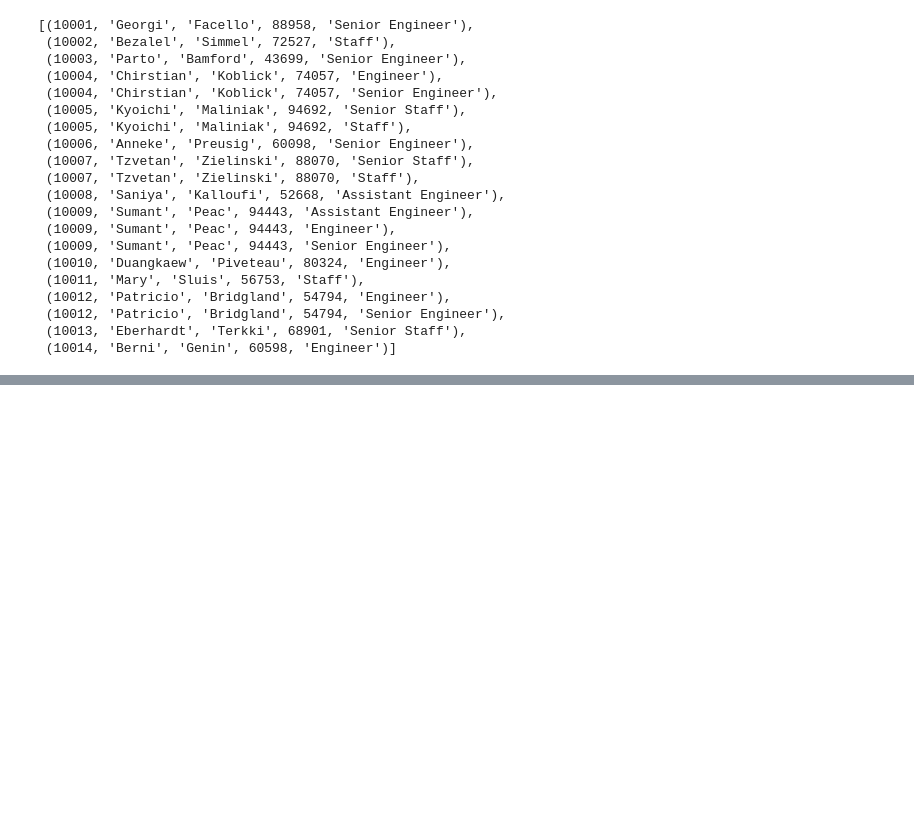
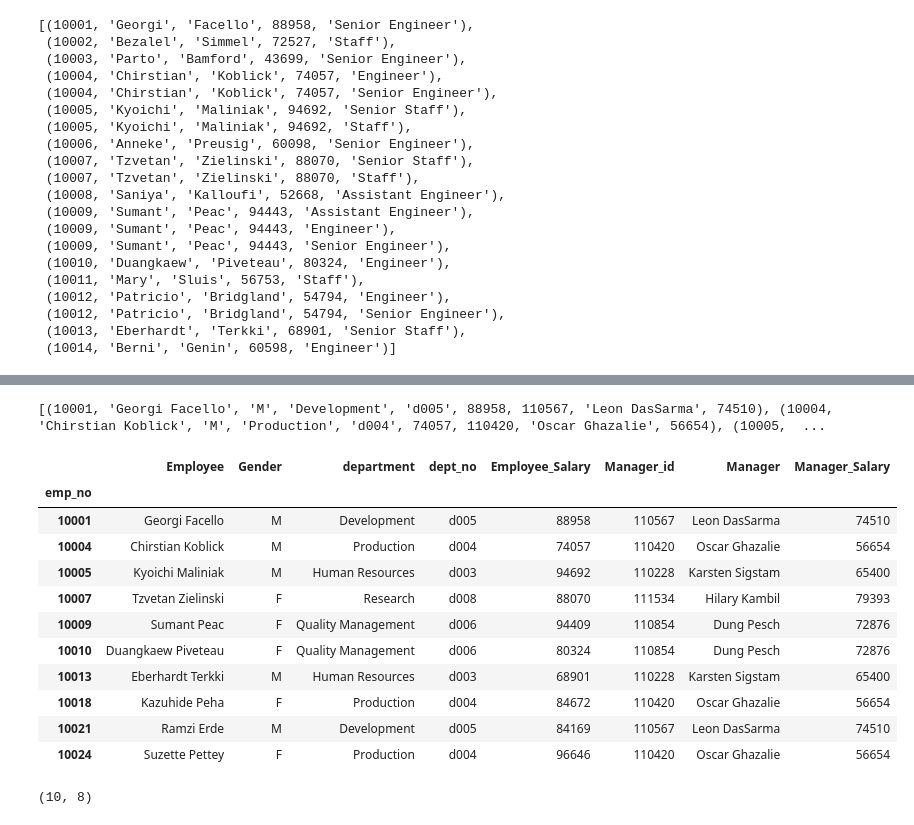
Before and after one commit to roblivesinottawa/sales_rental_analysis, a Jupyter notebook: notebooks/analysis5.ipynb, the cells around one changed output, grey strips where cells are left out. Cells and saved outputs as stored; diff of their text form; code cells hidden in the pictures; blank space fills up the shorter version.

```diff
--- a/notebooks/analysis5.ipynb
+++ b/notebooks/analysis5.ipynb
@@ -358,0 +412,44 @@ get_data(
+# %%
+# list of employees whose salary is more than a manager
+more_than_manager = get_data(
+    '''
+    SELECT e.emp_no,
+    CONCAT(e.first_name, ' ', e.last_name) AS Employee,
+    e.gender AS Gender,
+    d.dept_name AS department, d.dept_no, s.salary AS Employee_Salary,
+    manager.emp_no AS Manager_id,
+    CONCAT(manager.first_name, ' ', manager.last_name)
+    AS Manager, man_sal.salary AS Manager_Salary
+    FROM current_dept_emp cdept
+    INNER JOIN employees e
+    ON e.emp_no = cdept.emp_no
+    INNER JOIN departments d
+    ON d.dept_no = cdept.dept_no
+    INNER JOIN
+    (SELECT dept_no AS dn, emp_no AS en FROM
+    dept_manager WHERE from_date IN
+    (SELECT MAX(from_date) FROM dept_manager GROUP BY dept_no)) dm
+    ON dm.dn = cdept.dept_no
+    INNER JOIN
+    employees manager
+    ON manager.emp_no = dm.en
+    INNER JOIN
+    (SELECT s1.* FROM salaries AS s1
+    LEFT JOIN salaries AS s2
+    ON (s1.emp_no = s2.emp_no AND s1.from_date < s2.from_date)
+    WHERE s2.from_date IS NULL) s
+    ON s.emp_no = cdept.emp_no
+    INNER JOIN
+    (SELECT s1.* FROM salaries AS s1
+    LEFT JOIN salaries AS s2
+    ON (s1.emp_no = s2.emp_no AND s1.from_date < s2.from_date)
+    WHERE s2.from_date IS NULL) man_sal
+    ON man_sal.emp_no = manager.emp_no
+    WHERE s.salary > man_sal.salary
+    LIMIT 10;
+    '''
+)
+
+print(more_than_manager)
+# %% [output]
+[(10001, 'Georgi Facello', 'M', 'Development', 'd005', 88958, 110567, 'Leon DasSarma', 74510), (10004, 'Chirstian Koblick', 'M', 'Production', 'd004', 74057, 110420, 'Oscar Ghazalie', 56654), (10005,  ...
@@ -358,0 +494,19 @@ get_data(
+# %%
+df.head(10)
+# %% [output]
+|  | Employee | Gender | department | dept_no | Employee_Salary | Manager_id | Manager | Manager_Salary |
+| emp_no |  |  |  |  |  |  |  |  |
+| 10001 | Georgi Facello | M | Development | d005 | 88958 | 110567 | Leon DasSarma | 74510 |
+| 10004 | Chirstian Koblick | M | Production | d004 | 74057 | 110420 | Oscar Ghazalie | 56654 |
+| 10005 | Kyoichi Maliniak | M | Human Resources | d003 | 94692 | 110228 | Karsten Sigstam | 65400 |
+| 10007 | Tzvetan Zielinski | F | Research | d008 | 88070 | 111534 | Hilary Kambil | 79393 |
+| 10009 | Sumant Peac | F | Quality Management | d006 | 94409 | 110854 | Dung Pesch | 72876 |
+| 10010 | Duangkaew Piveteau | F | Quality Management | d006 | 80324 | 110854 | Dung Pesch | 72876 |
+| 10013 | Eberhardt Terkki | M | Human Resources | d003 | 68901 | 110228 | Karsten Sigstam | 65400 |
+| 10018 | Kazuhide Peha | F | Production | d004 | 84672 | 110420 | Oscar Ghazalie | 56654 |
+| 10021 | Ramzi Erde | M | Development | d005 | 84169 | 110567 | Leon DasSarma | 74510 |
+| 10024 | Suzette Pettey | F | Production | d004 | 96646 | 110420 | Oscar Ghazalie | 56654 |
+# %%
+df.shape
+# %% [output]
+(10, 8)
```
Also changed, not shown: parts of 19 cells of this notebook, 1 other file.
